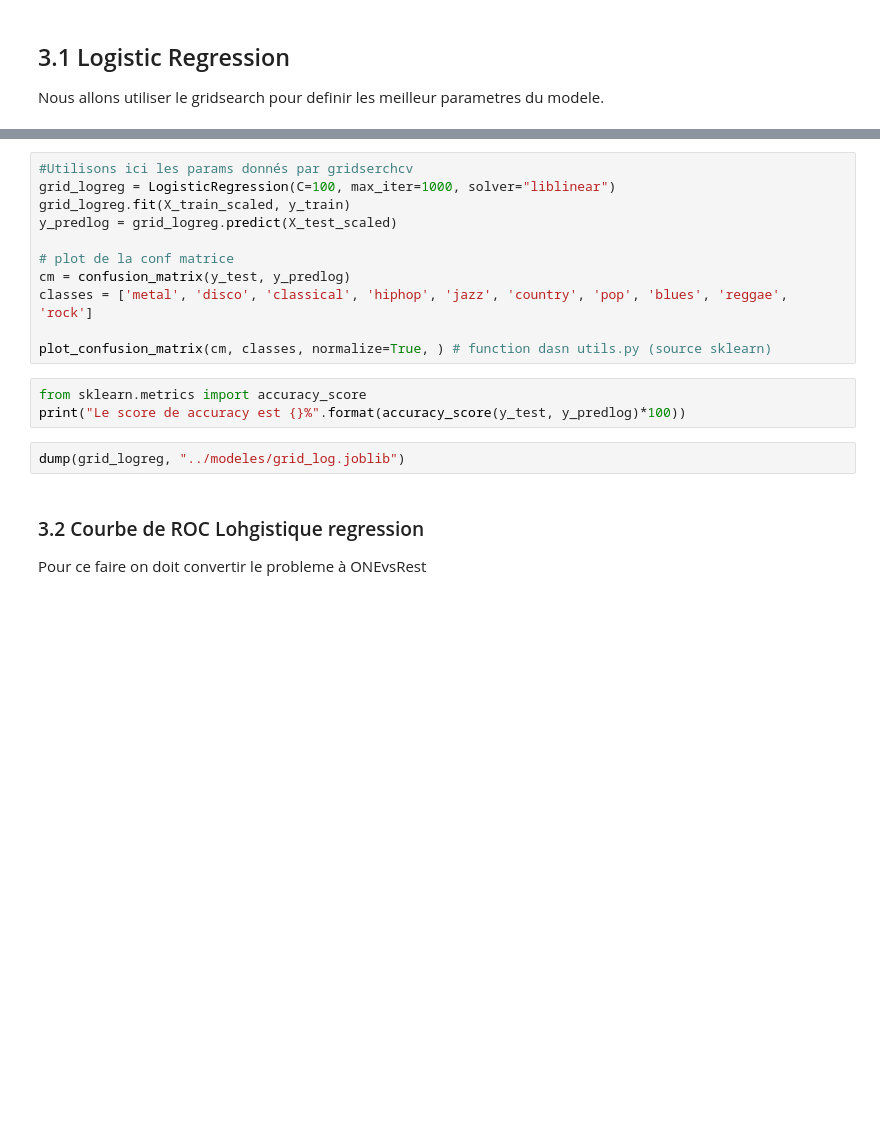
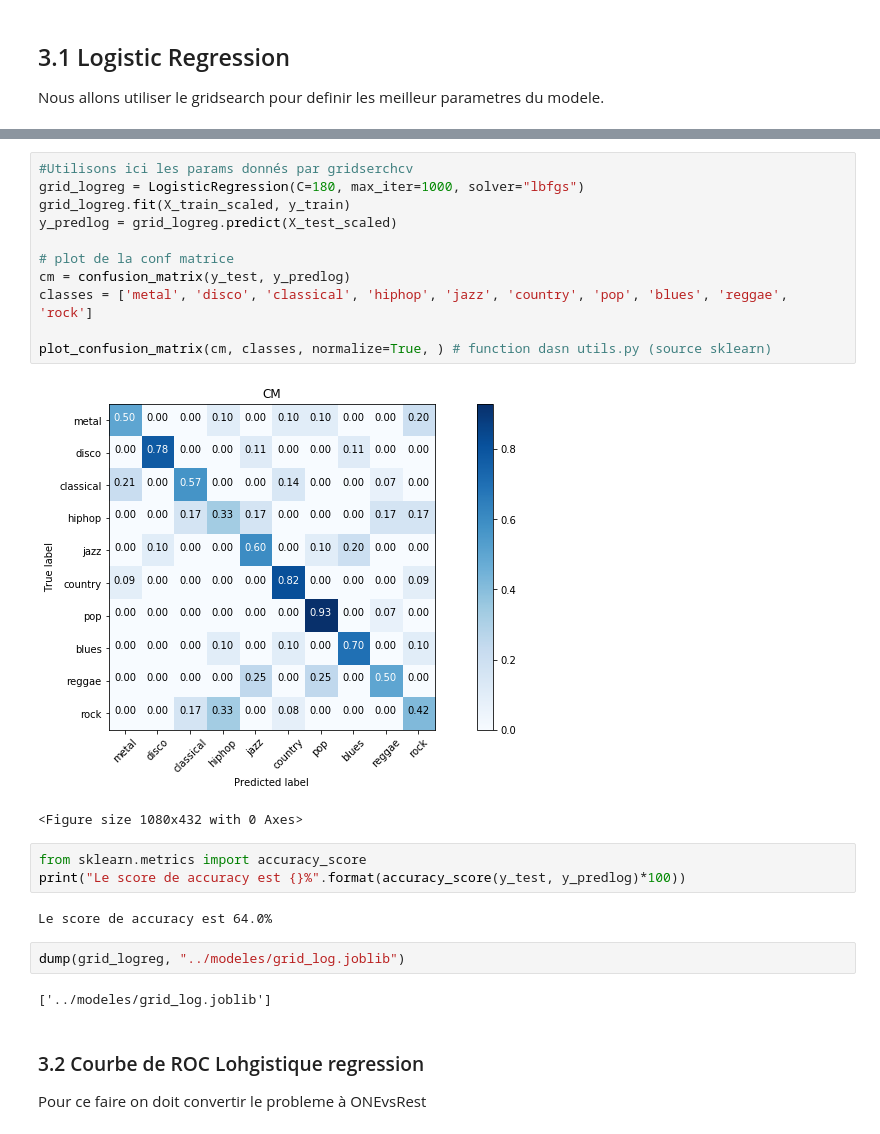
Before and after one commit to abdoulsn/music_gender_recognition, a Jupyter notebook: codes/music_genre.ipynb, the cells around one changed output, grey strips where cells are left out. Saved outputs shown, nothing was run; the diff lists cells and outputs as text; blank space fills up the shorter version.

```diff
--- a/codes/music_genre.ipynb
+++ b/codes/music_genre.ipynb
@@ -252,19 +301,26 @@ display(logreg)
 # %%
 #Utilisons ici les params donnés par gridserchcv
-grid_logreg = LogisticRegression(C=100, max_iter=1000, solver="liblinear")
+grid_logreg = LogisticRegression(C=180, max_iter=1000, solver="lbfgs")
 grid_logreg.fit(X_train_scaled, y_train)
 y_predlog = grid_logreg.predict(X_test_scaled)
 
 # plot de la conf matrice
 cm = confusion_matrix(y_test, y_predlog)
 classes = ['metal', 'disco', 'classical', 'hiphop', 'jazz', 'country', 'pop', 'blues', 'reggae', 'rock']
 
 plot_confusion_matrix(cm, classes, normalize=True, ) # function dasn utils.py (source sklearn)
+# %% [output]
+[figure, added]
+<Figure size 1080x432 with 0 Axes>
 # %%
 from sklearn.metrics import accuracy_score
 print("Le score de accuracy est {}%".format(accuracy_score(y_test, y_predlog)*100))
+# %% [output]
+Le score de accuracy est 64.0%
 # %%
 dump(grid_logreg, "../modeles/grid_log.joblib")
+# %% [output]
+['../modeles/grid_log.joblib']
 # %% [markdown]
 ### 3.2 Courbe de ROC Lohgistique regression
 Pour ce faire on doit convertir le probleme à ONEvsRest
```
Also changed, not shown: parts of 17 cells of this notebook, 2 other files.
